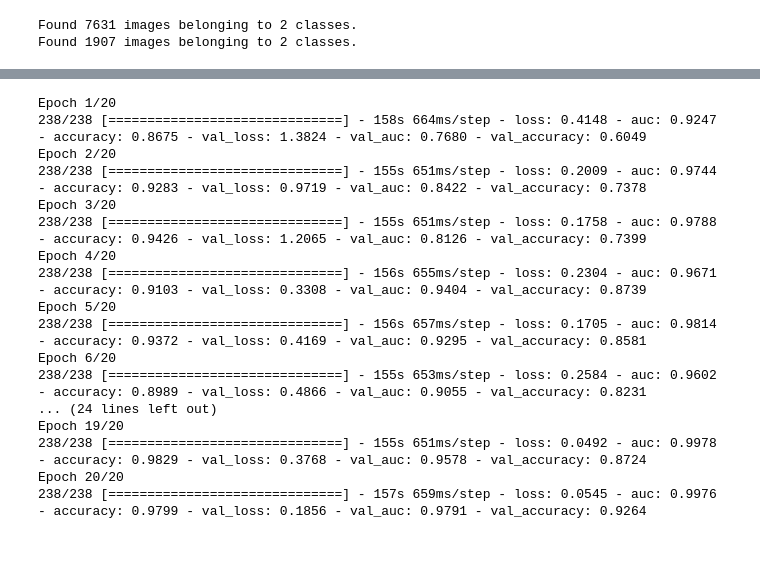
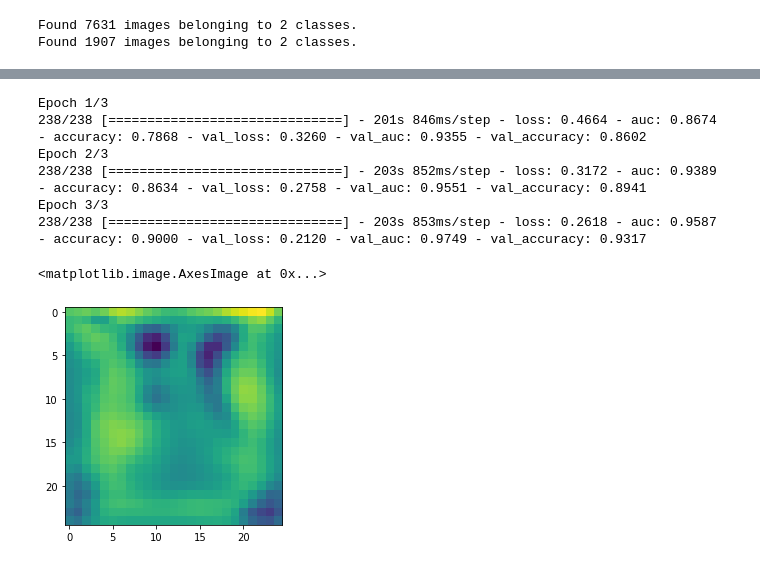
Before and after one commit to cho0h5/covid-xray2, a Jupyter notebook: train.ipynb, the cells around one changed output, grey strips where cells are left out. Cells and saved outputs as stored; diff of their text form; code cells hidden in the pictures.

```diff
--- a/train.ipynb
+++ b/train.ipynb
@@ -10,6 +12,6 @@ from tensorflow.keras.preprocessing.image import ImageDataGenerator
 # %%
-img_height = 150
-img_width = 150
+img_height = 400
+img_width = 400
 batch_size = 32
 epochs = 3
 # %%
@@ -33,21 +35,31 @@ Found 1907 images belonging to 2 classes.
 #     print(labels_batch.shape)
 #     break
 # %%
-pretrained_model = tf.keras.applications.InceptionV3(
+pretrained_model = tf.keras.applications.VGG16(
     include_top=False,
     weights="imagenet",
     input_tensor=None,
     input_shape=(img_height, img_width, 3),
     pooling=None,
-    classes=1000,
+    classes=1000
 )
 
-model = Sequential()
-model.add(pretrained_model)
-model.add(MaxPooling2D())
-model.add(Dropout(0.2))
-model.add(Flatten())
-model.add(Dense(2, activation='softmax'))
+pretrained_model.trainable=False
+
+model=Sequential()
+
+model = tf.keras.Sequential()
+
+for layer in pretrained_model.layers[:-1]:
+    model.add(layer)
+
+for layer in model.layers:
+    layer.trainable = False
+
+model.add(tf.keras.layers.Conv2D(filters=1024, kernel_size=(3, 3), padding='same', activation='relu'))
+model.add(tf.keras.layers.GlobalAveragePooling2D())
+model.add(tf.keras.layers.Dense(2, activation='softmax'))
+
 
 model.compile(loss='binary_crossentropy',
               optimizer='adam',
@@ -82,20 +93,26 @@ history = model.fit(
   epochs=epochs
 )
 # %% [output]
-Epoch 1/20
-238/238 [==============================] - 158s 664ms/step - loss: 0.4148 - auc: 0.9247 - accuracy: 0.8675 - val_loss: 1.3824 - val_auc: 0.7680 - val_accuracy: 0.6049
-Epoch 2/20
-238/238 [==============================] - 155s 651ms/step - loss: 0.2009 - auc: 0.9744 - accuracy: 0.9283 - val_loss: 0.9719 - val_auc: 0.8422 - val_accuracy: 0.7378
-Epoch 3/20
-238/238 [==============================] - 155s 651ms/step - loss: 0.1758 - auc: 0.9788 - accuracy: 0.9426 - val_loss: 1.2065 - val_auc: 0.8126 - val_accuracy: 0.7399
-Epoch 4/20
-238/238 [==============================] - 156s 655ms/step - loss: 0.2304 - auc: 0.9671 - accuracy: 0.9103 - val_loss: 0.3308 - val_auc: 0.9404 - val_accuracy: 0.8739
-Epoch 5/20
-238/238 [==============================] - 156s 657ms/step - loss: 0.1705 - auc: 0.9814 - accuracy: 0.9372 - val_loss: 0.4169 - val_auc: 0.9295 - val_accuracy: 0.8581
-Epoch 6/20
-238/238 [==============================] - 155s 653ms/step - loss: 0.2584 - auc: 0.9602 - accuracy: 0.8989 - val_loss: 0.4866 - val_auc: 0.9055 - val_accuracy: 0.8231
-... (24 lines left out)
-Epoch 19/20
-238/238 [==============================] - 155s 651ms/step - loss: 0.0492 - auc: 0.9978 - accuracy: 0.9829 - val_loss: 0.3768 - val_auc: 0.9578 - val_accuracy: 0.8724
-Epoch 20/20
-238/238 [==============================] - 157s 659ms/step - loss: 0.0545 - auc: 0.9976 - accuracy: 0.9799 - val_loss: 0.1856 - val_auc: 0.9791 - val_accuracy: 0.9264
+Epoch 1/3
+238/238 [==============================] - 201s 846ms/step - loss: 0.4664 - auc: 0.8674 - accuracy: 0.7868 - val_loss: 0.3260 - val_auc: 0.9355 - val_accuracy: 0.8602
+Epoch 2/3
+238/238 [==============================] - 203s 852ms/step - loss: 0.3172 - auc: 0.9389 - accuracy: 0.8634 - val_loss: 0.2758 - val_auc: 0.9551 - val_accuracy: 0.8941
+Epoch 3/3
+238/238 [==============================] - 203s 853ms/step - loss: 0.2618 - auc: 0.9587 - accuracy: 0.9000 - val_loss: 0.2120 - val_auc: 0.9749 - val_accuracy: 0.9317
+# %%
+get_output = tf.keras.backend.function([model.layers[0].input],
+                                       [model.layers[-3].output, model.layers[-1].output])
+[conv_outputs, predictions] = get_output(valid_generator[0][0])
+class_weights = model.layers[-1].get_weights()[0]
+# %%
+output = []
+for num, idx in enumerate(np.argmax(predictions,axis=1)):
+    cam = tf.matmul(np.expand_dims(class_weights[:,idx],axis = 0),
+                    np.transpose(np.reshape(conv_outputs[num],(25*25,1024))))
+    cam = tf.keras.backend.eval(cam)
+    output.append(cam)
+# %%
+plt.imshow(np.reshape(output[0][0], (25, 25)))
+# %% [output]
+<matplotlib.image.AxesImage at 0x...>
+[figure, added]
```
Also changed, not shown: parts of 4 cells of this notebook.
